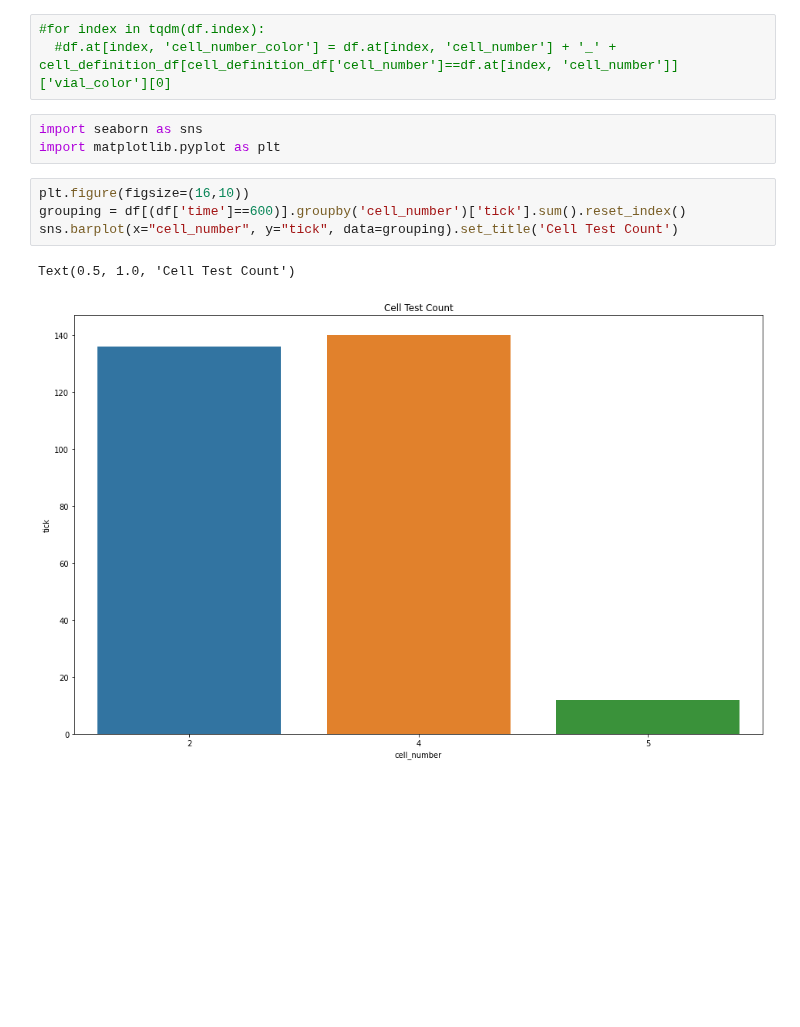
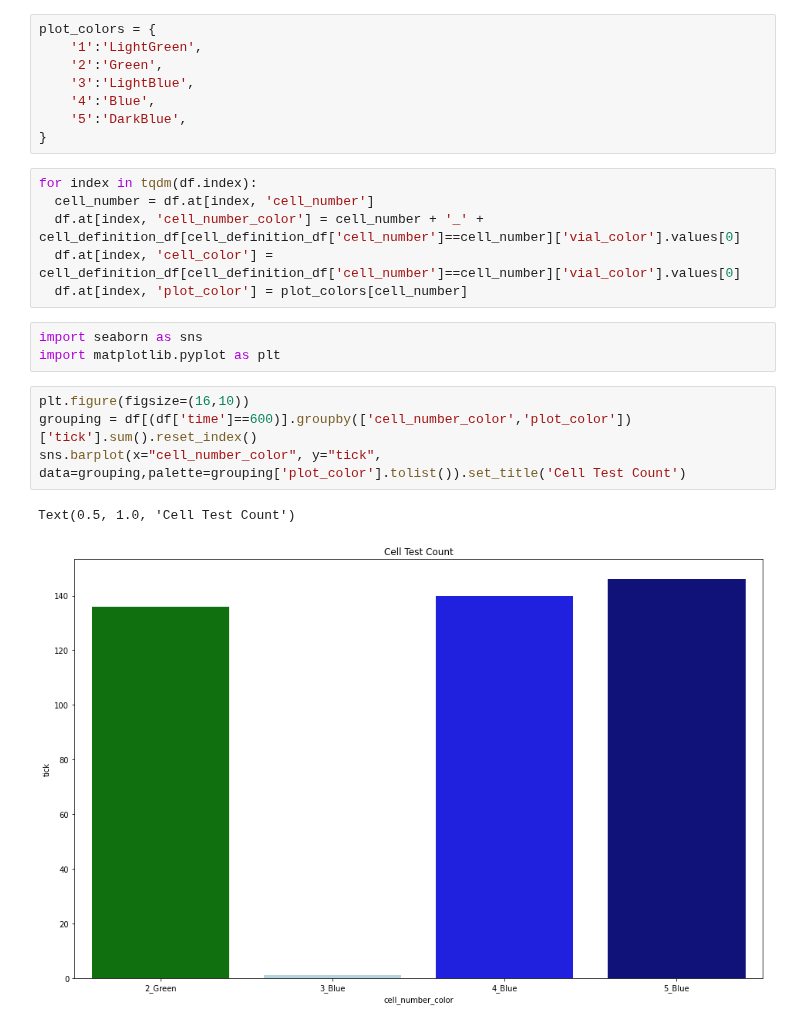
Before and after one commit to darkmatter2222/Nuclear-Battery, a Jupyter notebook: NuclearBatteryAnalysis .ipynb, the cells around one changed output. Saved outputs shown, nothing was run; the diff lists cells and outputs as text; blank space fills up the shorter version.

```diff
--- a/NuclearBatteryAnalysis .ipynb
+++ b/NuclearBatteryAnalysis .ipynb
@@ -35,19 +46,30 @@ for document in tqdm(cell_definition_col.find()):
     cell_definition_df = cell_definition_df.append(document, ignore_index=True)
     count += 1
 cell_definition_df['tick'] = 1
+# %%
+plot_colors = {
+    '1':'LightGreen',
+    '2':'Green',
+    '3':'LightBlue',
+    '4':'Blue',
+    '5':'DarkBlue',
+}
 # %%
-#for index in tqdm(df.index):
-  #df.at[index, 'cell_number_color'] = df.at[index, 'cell_number'] + '_' + cell_definition_df[cell_definition_df['cell_number']==df.at[index, 'cell_number']]['vial_color'][0]
+for index in tqdm(df.index):
+  cell_number = df.at[index, 'cell_number']
+  df.at[index, 'cell_number_color'] = cell_number + '_' + cell_definition_df[cell_definition_df['cell_number']==cell_number]['vial_color'].values[0]
+  df.at[index, 'cell_color'] = cell_definition_df[cell_definition_df['cell_number']==cell_number]['vial_color'].values[0]
+  df.at[index, 'plot_color'] = plot_colors[cell_number]
 # %%
 import seaborn as sns
 import matplotlib.pyplot as plt
 # %%
 plt.figure(figsize=(16,10))
-grouping = df[(df['time']==600)].groupby('cell_number')['tick'].sum().reset_index()
-sns.barplot(x="cell_number", y="tick", data=grouping).set_title('Cell Test Count')
+grouping = df[(df['time']==600)].groupby(['cell_number_color','plot_color'])['tick'].sum().reset_index()
+sns.barplot(x="cell_number_color", y="tick", data=grouping,palette=grouping['plot_color'].tolist()).set_title('Cell Test Count')
 # %% [output]
 Text(0.5, 1.0, 'Cell Test Count')
-[figure, old version]
+[figure, new version]
 # %%
 def get_sample_count(df, max=100):
   if len(df.index) >= max:
```
Also changed, not shown: parts of 5 cells of this notebook.
